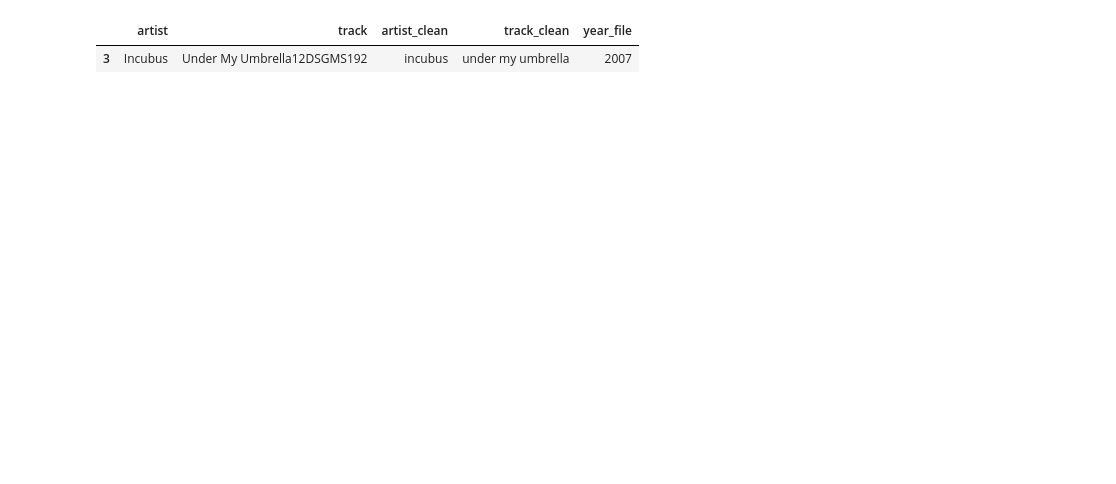
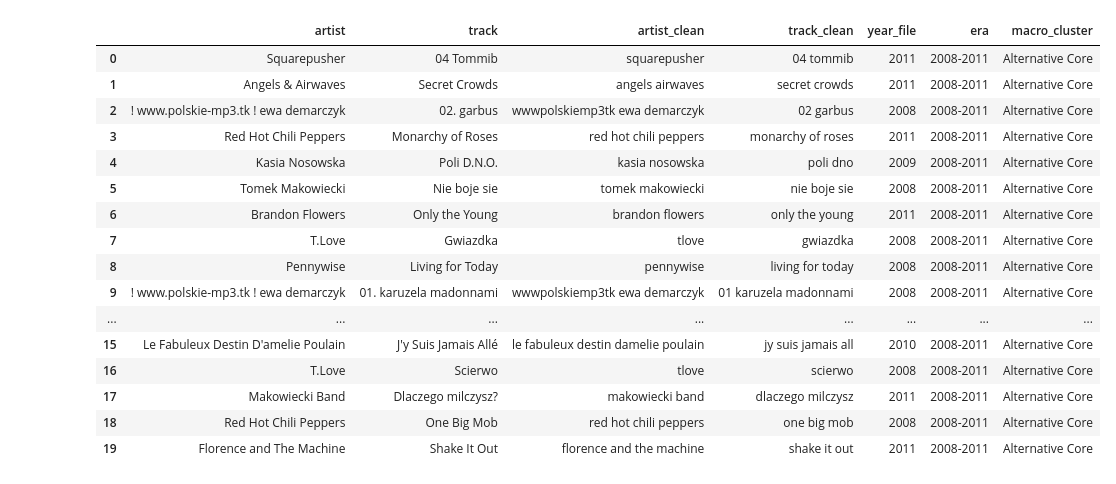
Before and after one commit to fredzell/music-mood-profiler, a Jupyter notebook: notebooks/08_lyrics_collection.ipynb, the cells around one changed output. Cells and saved outputs as stored; diff of their text form; code cells hidden in the pictures; blank space fills up the shorter version.

Commit message:
lyrics collection pilot

```diff
--- a/notebooks/08_lyrics_collection.ipynb
+++ b/notebooks/08_lyrics_collection.ipynb
@@ -9,3 +15,10 @@ analysis_df = pd.read_csv(
+# %%
+# Exclude incomplete years from the analysis
+
+analysis_df = analysis_df[
+    (analysis_df["year_file"] >= 2008)
+    & (analysis_df["year_file"] <= 2025)
+].copy()
 # %%
 # Top artist by Era
 
@@ -81,0 +82,11 @@ analysis_df.duplicated(["artist_clean", "track_clean"]).sum()
+# %%
+n_per_stratum = 50
+
+lyrics_sample = (
+    analysis_df
+    .groupby(["era", "macro_cluster"], group_keys=False)
+    .sample(n=n_per_stratum, random_state=42) #random_state=42 ensures reproducibility
+    .reset_index(drop=True)
+)
+
+lyrics_sample.shape
@@ -82,10 +110,30 @@ analysis_df.duplicated(["artist_clean", "track_clean"]).sum()
 # %%
-analysis_df[
-    (analysis_df["artist_clean"] == "incubus") &
-    (analysis_df["track_clean"] == "under my umbrella")
-][
-    ["artist", "track", "artist_clean", "track_clean", "year_file"]
+lyrics_sample[
+    [
+        "artist",
+        "track",
+        "artist_clean",
+        "track_clean",
+        "year_file",
+        "era",
+        "macro_cluster"
+    ]
 ].head(20)
 # %% [output]
-|  | artist | track | artist_clean | track_clean | year_file |
-| 3 | Incubus | Under My Umbrella12DSGMS192 | incubus | under my umbrella | 2007 |
+|  | artist | track | artist_clean | track_clean | year_file | era | macro_cluster |
+| 0 | Squarepusher | 04 Tommib | squarepusher | 04 tommib | 2011 | 2008-2011 | Alternative Core |
+| 1 | Angels & Airwaves | Secret Crowds | angels airwaves | secret crowds | 2011 | 2008-2011 | Alternative Core |
+| 2 | ! www.polskie-mp3.tk ! ewa demarczyk | 02. garbus | wwwpolskiemp3tk ewa demarczyk | 02 garbus | 2008 | 2008-2011 | Alternative Core |
+| 3 | Red Hot Chili Peppers | Monarchy of Roses | red hot chili peppers | monarchy of roses | 2011 | 2008-2011 | Alternative Core |
+| 4 | Kasia Nosowska | Poli D.N.O. | kasia nosowska | poli dno | 2009 | 2008-2011 | Alternative Core |
+| 5 | Tomek Makowiecki | Nie boje sie | tomek makowiecki | nie boje sie | 2008 | 2008-2011 | Alternative Core |
+| 6 | Brandon Flowers | Only the Young | brandon flowers | only the young | 2011 | 2008-2011 | Alternative Core |
+| 7 | T.Love | Gwiazdka | tlove | gwiazdka | 2008 | 2008-2011 | Alternative Core |
+| 8 | Pennywise | Living for Today | pennywise | living for today | 2008 | 2008-2011 | Alternative Core |
+| 9 | ! www.polskie-mp3.tk ! ewa demarczyk | 01. karuzela madonnami | wwwpolskiemp3tk ewa demarczyk | 01 karuzela madonnami | 2008 | 2008-2011 | Alternative Core |
+| ... | ... | ... | ... | ... | ... | ... | ... |
+| 15 | Le Fabuleux Destin D'amelie Poulain | J'y Suis Jamais Allé | le fabuleux destin damelie poulain | jy suis jamais all | 2010 | 2008-2011 | Alternative Core |
+| 16 | T.Love | Scierwo | tlove | scierwo | 2008 | 2008-2011 | Alternative Core |
+| 17 | Makowiecki Band | Dlaczego milczysz? | makowiecki band | dlaczego milczysz | 2011 | 2008-2011 | Alternative Core |
+| 18 | Red Hot Chili Peppers | One Big Mob | red hot chili peppers | one big mob | 2008 | 2008-2011 | Alternative Core |
+| 19 | Florence and The Machine | Shake It Out | florence and the machine | shake it out | 2011 | 2008-2011 | Alternative Core |
```
Also changed, not shown: parts of 39 cells of this notebook.
